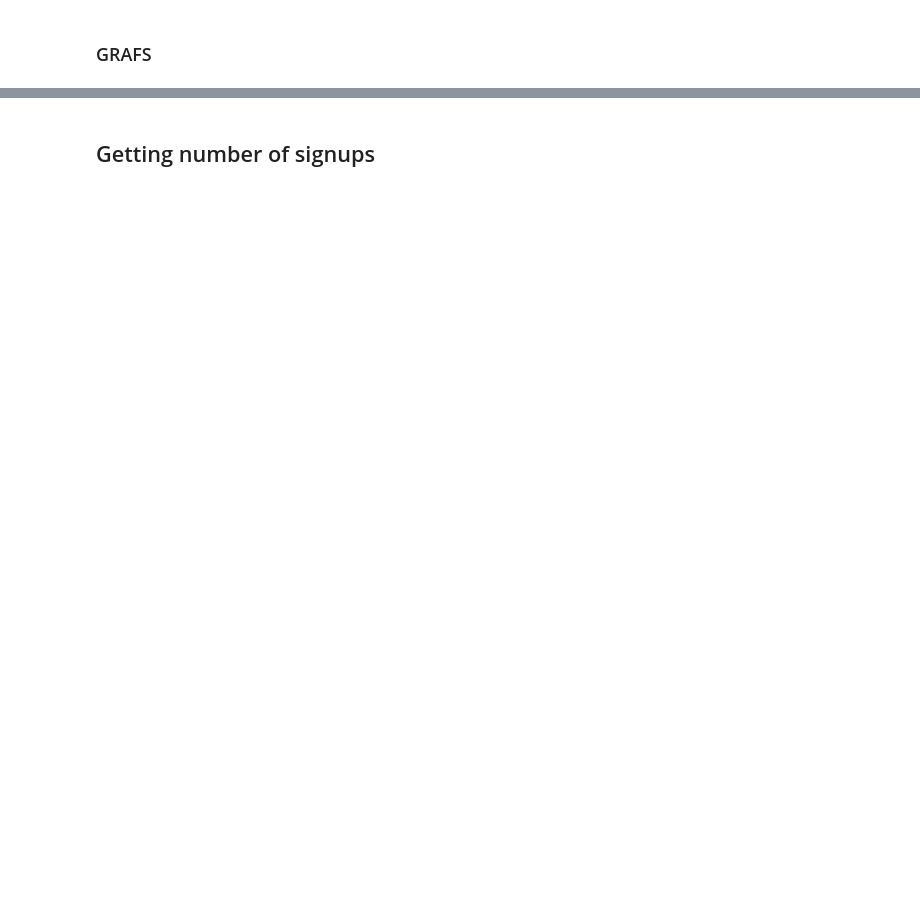
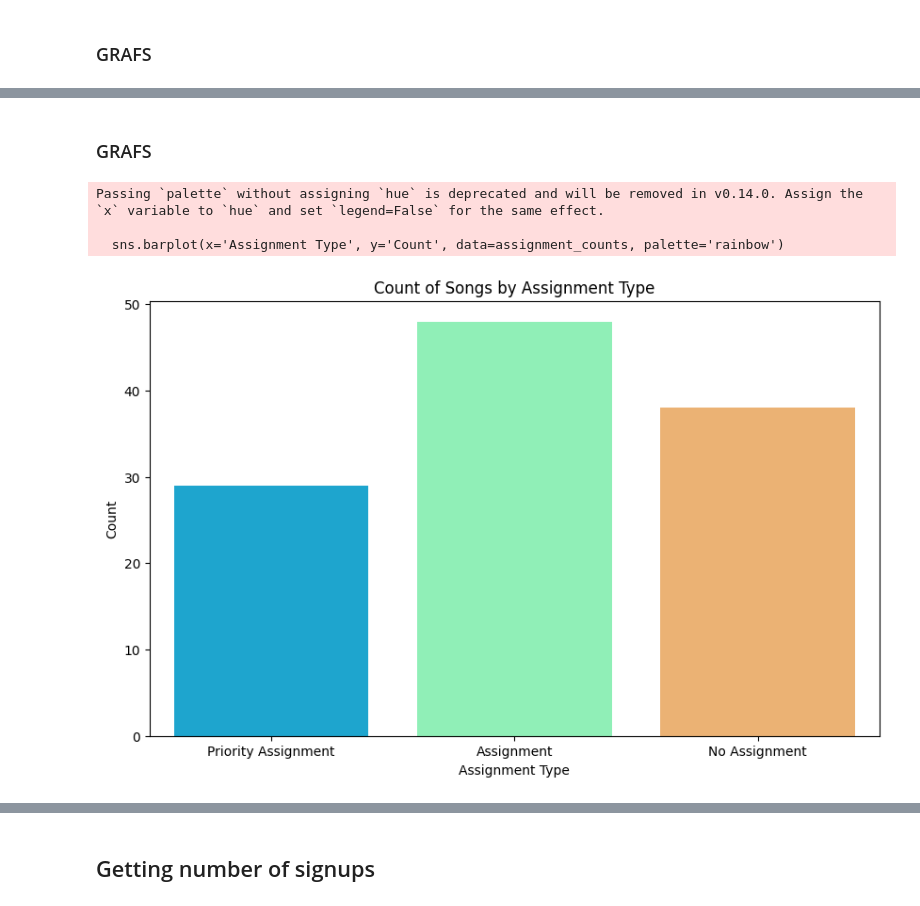
Before and after one commit to thisglassisempty/Band-Analysis, a Jupyter notebook: analysis.ipynb, the cells around one changed output, grey strips where cells are left out. Saved outputs shown, nothing was run; the diff lists cells and outputs as text; code cells hidden in the pictures; blank space fills up the shorter version.

```diff
--- a/analysis.ipynb
+++ b/analysis.ipynb
@@ -409,0 +493,11 @@ WIP
+# %%
+df_assignments = df_cleaned.copy()
+
+# Apply priority_find_valid_assignment to all rows in df_cleaned. If a valid assignment is found, save the assignment to a new column called "Priority Assignment".
+df_assignments['Priority Assignment'] = df_assignments.apply(priority_find_valid_assignment, axis=1)
+
+# Apply the find_valid_assignment function to each row in the df_cleaned. If a valid assignment is found, save the assignment to a new column called "Assignment".
+df_assignments['Assignment'] = df_assignments.apply(find_valid_assignment, axis=1)
+
+
+df_assignments
@@ -409,0 +518,4 @@ WIP
+# %%
+# Get all 'Song' with priority assignments. Save this as a list.
+priority_assignments = df_assignments[df_assignments['Priority Assignment'].apply(lambda x: x[0])]['Song'].tolist()
+priority_assignments
@@ -409,0 +540,4 @@ WIP
+# %%
+# Get all 'Song' with assignments. Save this as a list.
+assignments = df_assignments[df_assignments['Assignment'].apply(lambda x: x[0])]['Song'].tolist()
+assignments
@@ -409,0 +562,4 @@ WIP
+# %%
+# Get all 'Song' with no assignments. Save this as a list.
+no_assignments = df_assignments[df_assignments['Assignment'].apply(lambda x: not x[0])]['Song'].tolist()
+no_assignments
@@ -409,0 +584,21 @@ WIP
+# %% [markdown]
+### GRAFS
+# %%
+# Create a dataframe to hold the counts of each assignment type
+assignment_counts = pd.DataFrame({
+    'Assignment Type': ['Priority Assignment', 'Assignment', 'No Assignment'],
+    'Count': [len(priority_assignments), len(assignments), len(no_assignments)]
+})
+
+# Plot the data
+plt.figure(figsize=(10, 6))
+sns.barplot(x='Assignment Type', y='Count', data=assignment_counts, palette='rainbow')
+plt.xlabel('Assignment Type')
+plt.ylabel('Count')
+plt.title('Count of Songs by Assignment Type')
+plt.show()
+# %% [output]
+Passing `palette` without assigning `hue` is deprecated and will be removed in v0.14.0. Assign the `x` variable to `hue` and set `legend=False` for the same effect.
+
+  sns.barplot(x='Assignment Type', y='Count', data=assignment_counts, palette='rainbow')
+[figure, added]
```
Also changed, not shown: parts of 25 cells of this notebook.
